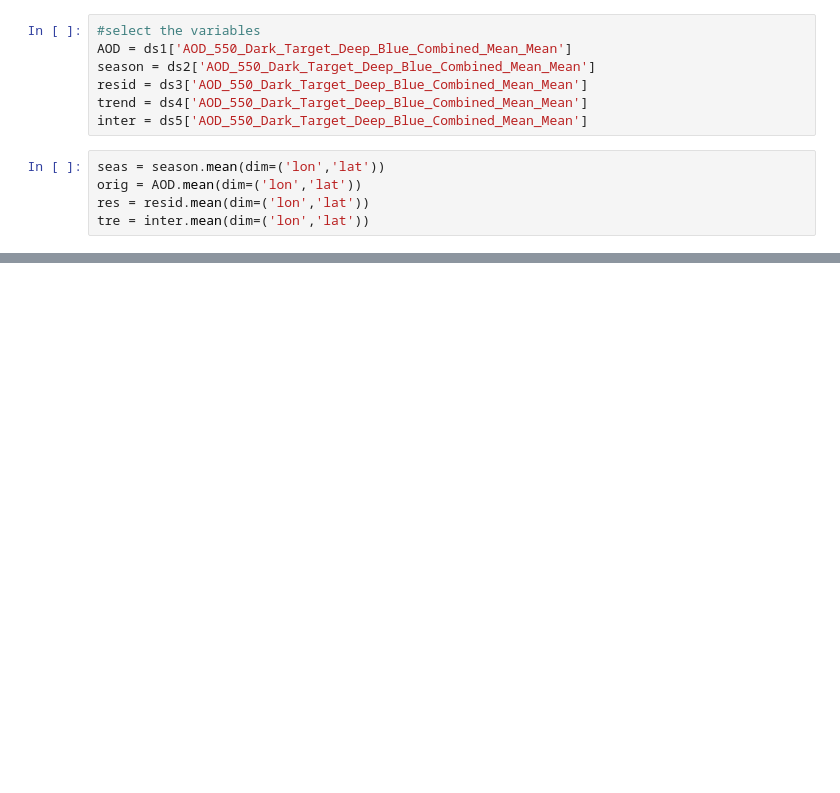
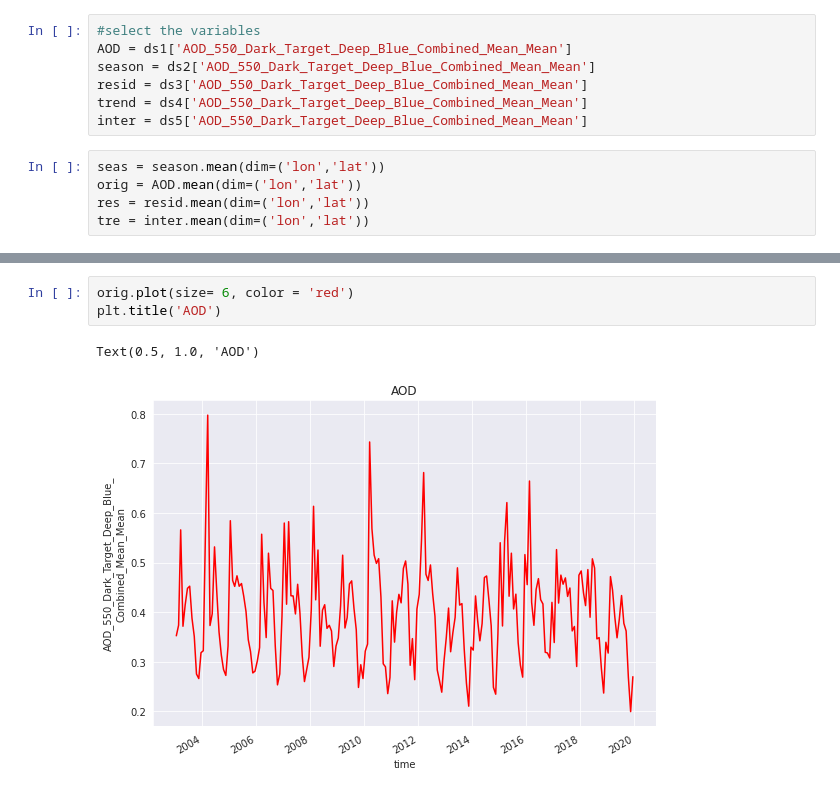
Before and after one commit to Adjoa930/Aerosols, a Jupyter notebook: research.ipynb, the cells around one changed output, grey strips where cells are left out. Cells and saved outputs as stored; diff of their text form; blank space fills up the shorter version.

```diff
--- a/research.ipynb
+++ b/research.ipynb
@@ -44,0 +39,6 @@ Coordinates:
+# %%
+orig.plot(size= 6, color = 'red')
+plt.title('AOD')
+# %% [output]
+Text(0.5, 1.0, 'AOD')
+[figure, added]
```
Also changed, not shown: parts of 5 cells of this notebook, 1 other file.
